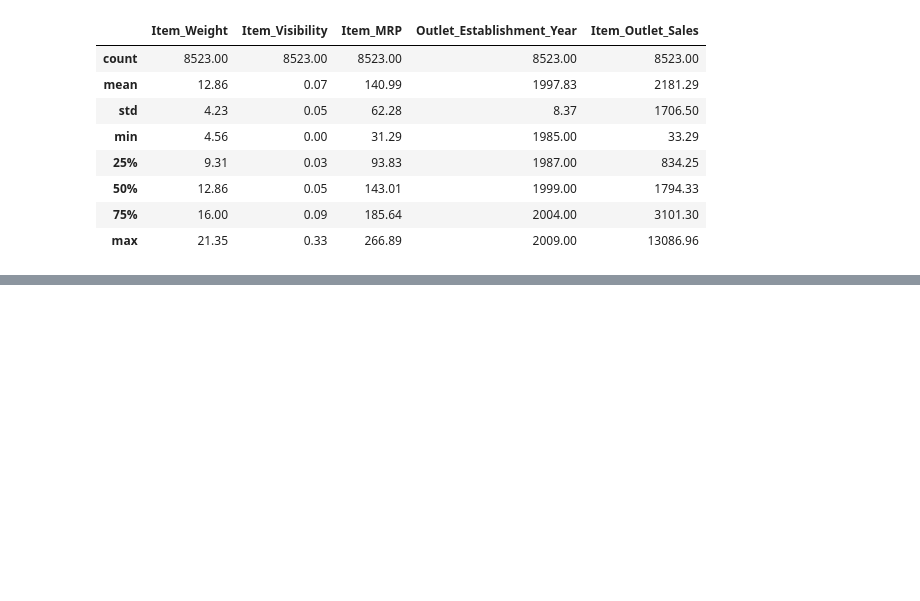
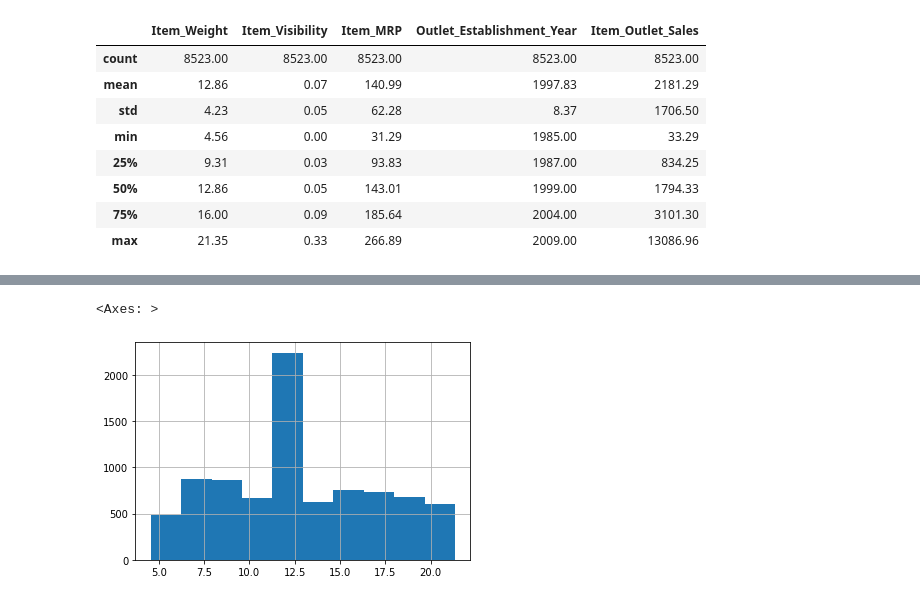
Before and after one commit to Jose-Balocchi/Retail---Predicciones-de-ventas, a Jupyter notebook: 05_Proyecto_1.ipynb, the cells around one changed output, grey strips where cells are left out. Saved outputs shown, nothing was run; the diff lists cells and outputs as text; code cells hidden in the pictures; blank space fills up the shorter version.

```diff
--- a/05_Proyecto_1.ipynb
+++ b/05_Proyecto_1.ipynb
@@ -326,0 +341,5 @@ df.describe().round(2)
+# %%
+df['Item_Weight'].hist()
+# %% [output]
+<Axes: >
+[figure, added]
```
Also changed, not shown: parts of 7 cells of this notebook.
